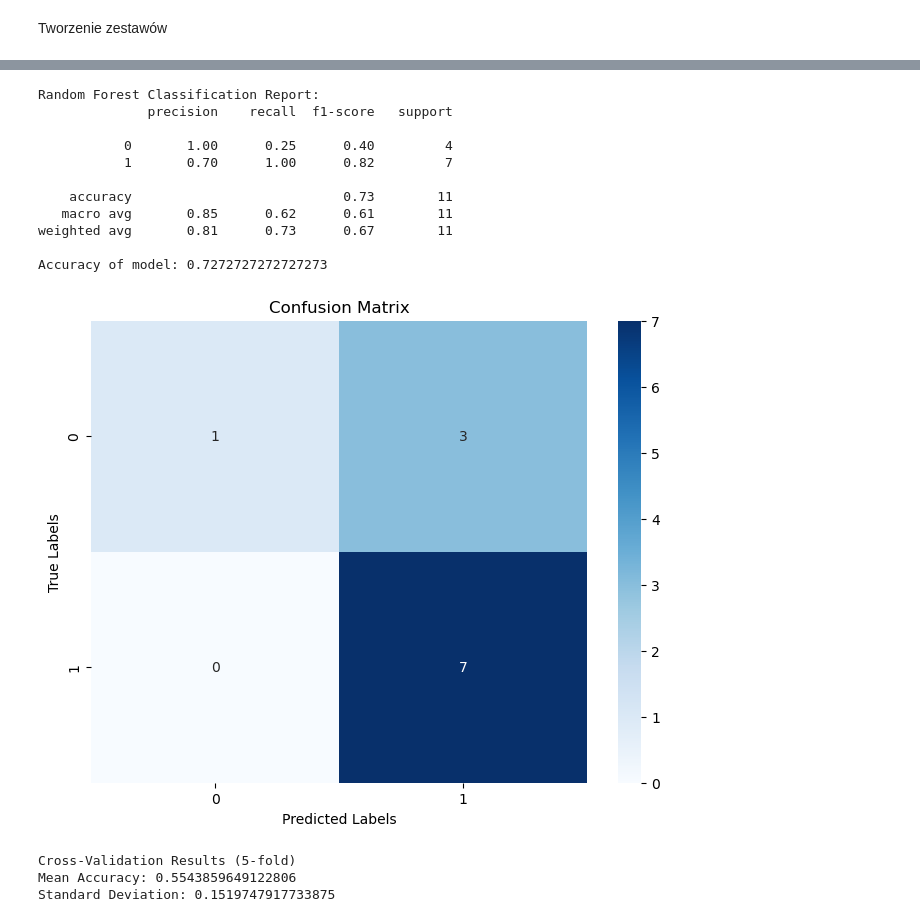
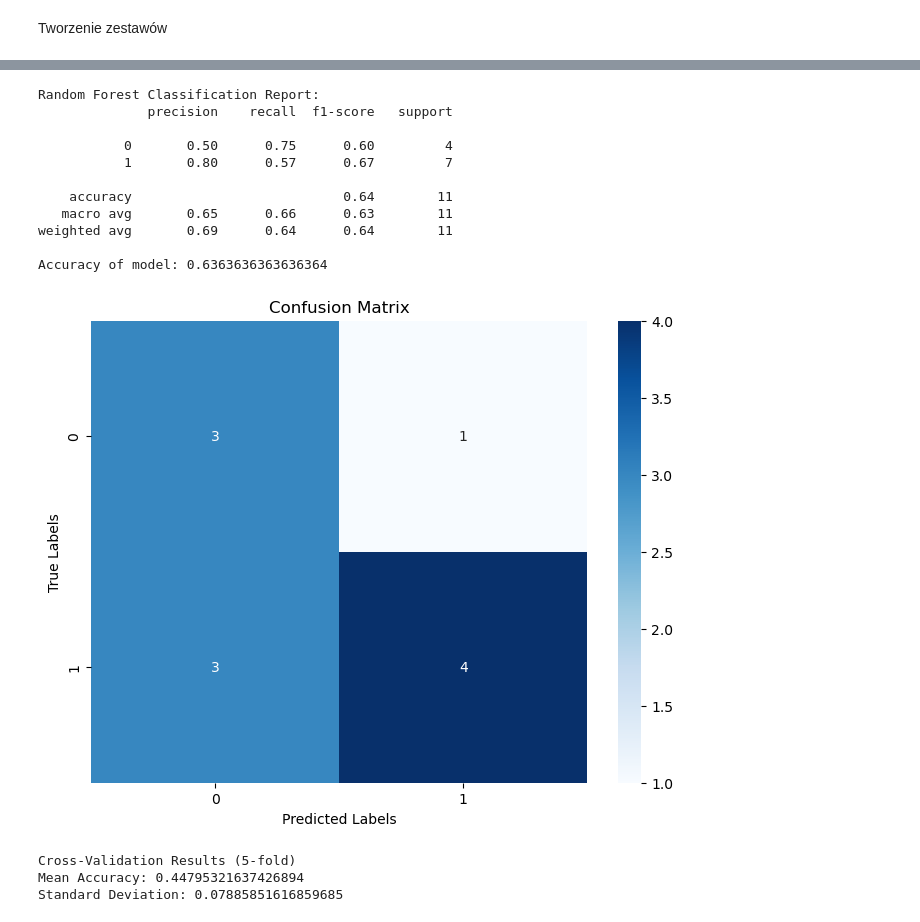
Before and after one commit to pansplawik/eegParkinsonCognitiveDisorders, a Jupyter notebook: thirdVersion.ipynb, the cells around one changed output, grey strips where cells are left out. Drawn from its saved outputs; the diff is of its cells as text; code cells hidden in the pictures.

```diff
--- a/thirdVersion.ipynb
+++ b/thirdVersion.ipynb
@@ -340,30 +347,17 @@ param_grid = {
 grid_search = GridSearchCV(clf_svm_pip, param_grid, cv=k, scoring='accuracy')
 
 # Trenowanie modelu z Grid Search
-grid_search.fit(list(X_train), y_train)
+grid_search.fit(X_train, y_train)
 
 
 # Get the best estimator from grid search
 best_clf = grid_search.best_estimator_
 
 # Predict labels for test data
-y_pred = best_clf.predict(list(X_test))
+y_pred = best_clf.predict(X_test)
 
-# Classification report
-report = classification_report(y_test, y_pred, target_names=['0', '1'])
-print('Logistic Regression Classification Report:\n{}'.format(report))
+Stats(y_test,y_pred)
 
-# Accuracy score
-acc = accuracy_score(y_test, y_pred)
-print("Accuracy of model: {}".format(acc))
-confusion_mat = confusion_matrix(y_test, y_pred)
-# Stwórz obrazek macierzy pomyłek
-plt.figure(figsize=(8, 6))
-sns.heatmap(confusion_mat, annot=True, fmt='d', cmap='Blues')
-plt.xlabel('Predicted Labels')
-plt.ylabel('True Labels')
-plt.title('Confusion Matrix')
-plt.show()
 # Cross-validation with k-fold
 k = 5  # Number of folds
 scores = cross_val_score(best_clf,list(X_train), y_train, cv=k, scoring='accuracy')
@@ -410,69 +404,44 @@ from sklearn.metrics import confusion_matrix
 from sklearn.preprocessing import LabelEncoder
 # Definiowanie modelu
 clf = make_pipeline(
     StandardScaler(),
     Vectorizer(),
     RandomForestClassifier()
 )
-label_encoder = LabelEncoder()
 
-X_train_str = np.array([str(x) for x in X_train])
-X_train = label_encoder.fit_transform(X_train_str)
-X_train = X_train.reshape(-1, 1)
-
-X_test_str = np.array([str(x) for x in X_test])
-X_test = label_encoder.fit_transform(X_test_str)
-X_test = X_test.reshape(-1, 1)
 clf.fit(X_train, y_train)
-
-# Przewidywanie etykiet dla danych testowych
 y_pred = clf.predict(X_test)
 
-# Raport klasyfikacji
-report = classification_report(y_test, y_pred, target_names=['0', '1'])
-print('Random Forest Classification Report:\n{}'.format(report))
-
-# Dokładność modelu
-acc = accuracy_score(y_test, y_pred)
-print("Accuracy of model: {}".format(acc))
-
-confusion_mat = confusion_matrix(y_test, y_pred)
-# Stwórz obrazek macierzy pomyłek
-plt.figure(figsize=(8, 6))
-sns.heatmap(confusion_mat, annot=True, fmt='d', cmap='Blues')
-plt.xlabel('Predicted Labels')
-plt.ylabel('True Labels')
-plt.title('Confusion Matrix')
-plt.show()
+Stats(y_test,y_pred)
 
 # Walidacja krzyżowa z k-fold
 k = 5  # Liczba podziałów
 scores = cross_val_score(clf, X_train, y_train, cv=k, scoring='accuracy')
 
 
 # Obliczanie średniej i odchylenia standardowego z poszczególnych iteracji
 mean_accuracy = scores.mean()
 std_accuracy = scores.std()
 
 print('Cross-Validation Results ({}-fold)'.format(k))
 print('Mean Accuracy:', mean_accuracy)
 print('Standard Deviation:', std_accuracy)
 # %% [output]
 Random Forest Classification Report:
               precision    recall  f1-score   support
 
-           0       1.00      0.25      0.40         4
-           1       0.70      1.00      0.82         7
+           0       0.50      0.75      0.60         4
+           1       0.80      0.57      0.67         7
 
-    accuracy                           0.73        11
-   macro avg       0.85      0.62      0.61        11
-weighted avg       0.81      0.73      0.67        11
+    accuracy                           0.64        11
+   macro avg       0.65      0.66      0.63        11
+weighted avg       0.69      0.64      0.64        11
 
-Accuracy of model: 0.7272727272727273
+Accuracy of model: 0.6363636363636364
-[figure, old version]
+[figure, new version]
 Cross-Validation Results (5-fold)
-Mean Accuracy: 0.5543859649122806
-Standard Deviation: 0.1519747917733875
+Mean Accuracy: 0.44795321637426894
+Standard Deviation: 0.07885851616859685
 # %%
 from sklearn.linear_model import LogisticRegression
 from sklearn.pipeline import make_pipeline
```
Also changed, not shown: parts of 10 cells of this notebook.
